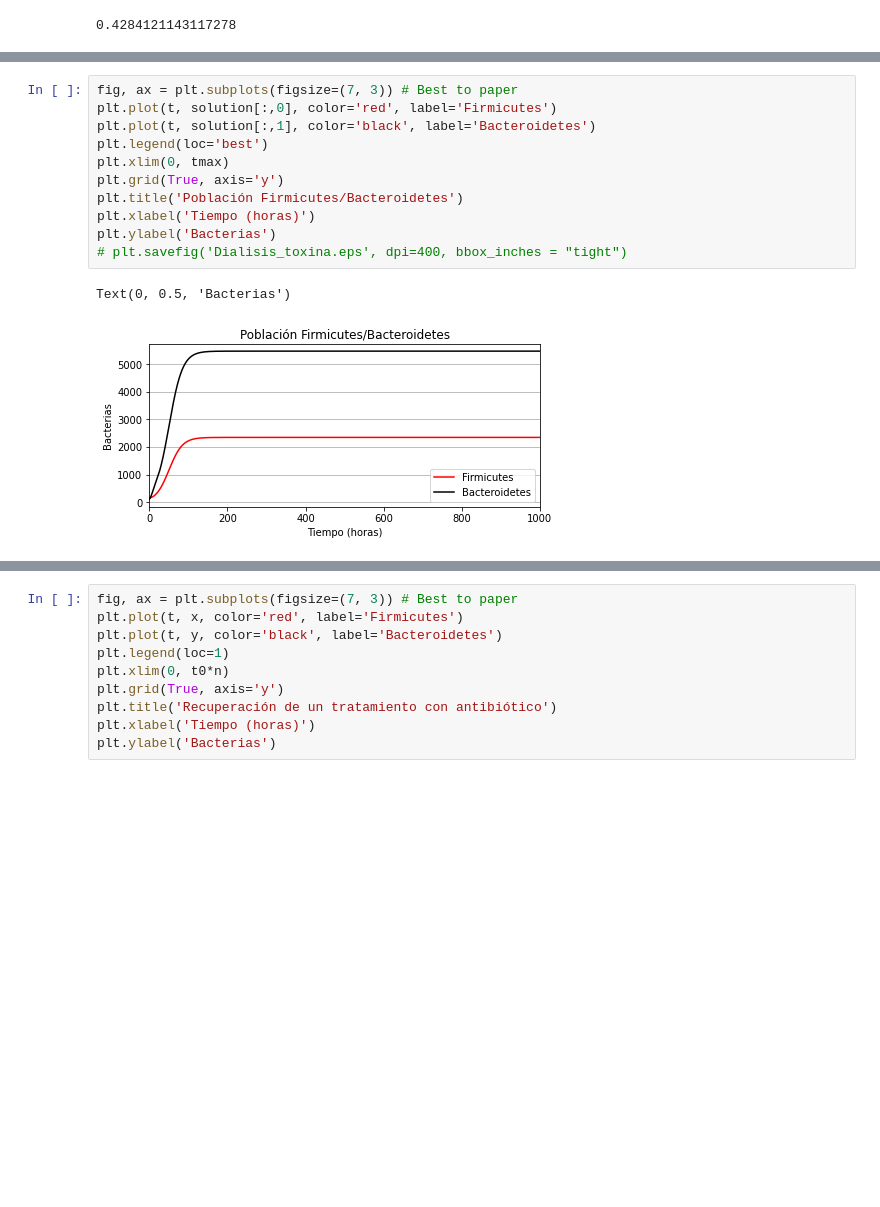
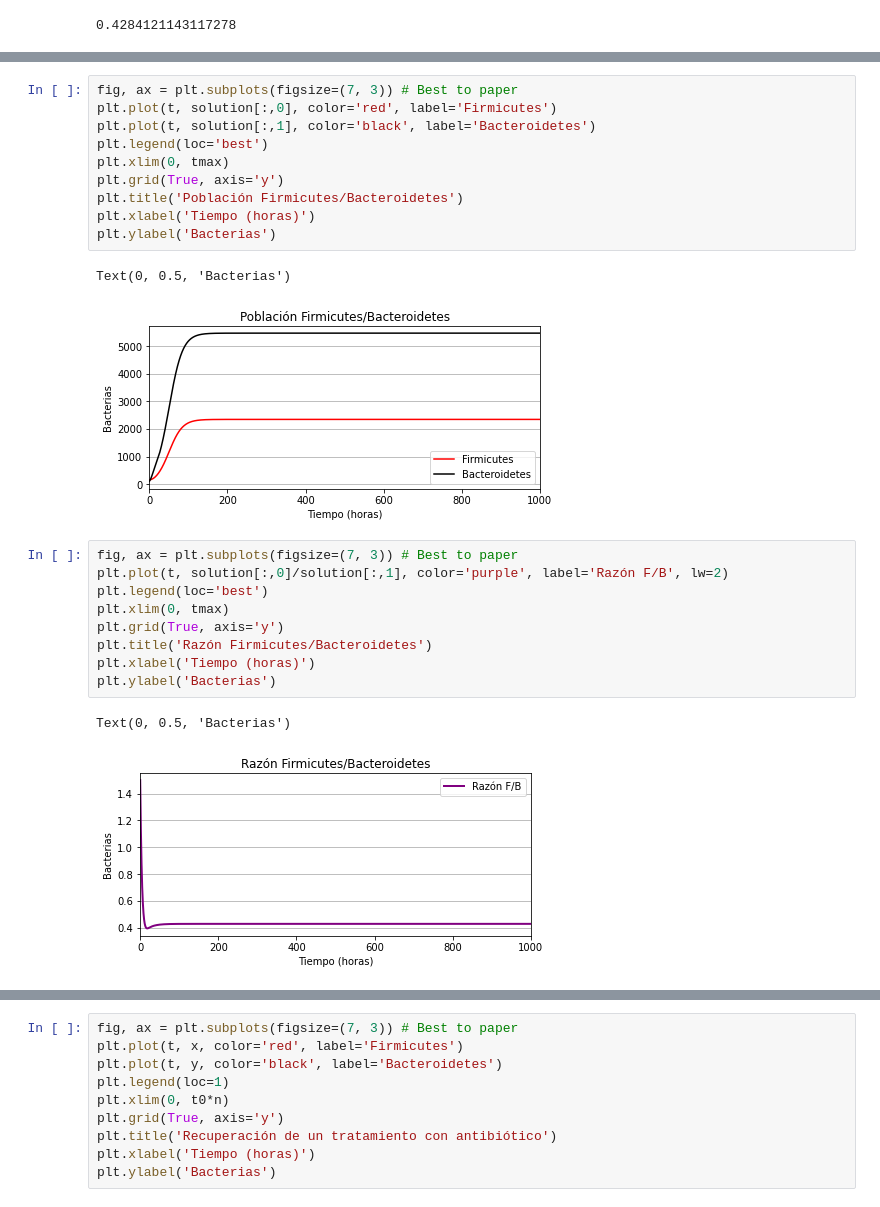
Before and after one commit to SergioPachonDotor/Proyectos_MAIBM, a Jupyter notebook: Proyecto_1/Simulaciones.ipynb, the cells around one changed output, grey strips where cells are left out. Cells and saved outputs as stored; diff of their text form; blank space fills up the shorter version.

```diff
--- a/Proyecto_1/Simulaciones.ipynb
+++ b/Proyecto_1/Simulaciones.ipynb
@@ -82,10 +82,21 @@ plt.grid(True, axis='y')
 plt.title('Población Firmicutes/Bacteroidetes')
 plt.xlabel('Tiempo (horas)')
 plt.ylabel('Bacterias')
-# plt.savefig('Dialisis_toxina.eps', dpi=400, bbox_inches = "tight")
 # %% [output]
 Text(0, 0.5, 'Bacterias')
 [figure]
+# %%
+fig, ax = plt.subplots(figsize=(7, 3)) # Best to paper
+plt.plot(t, solution[:,0]/solution[:,1], color='purple', label='Razón F/B', lw=2)
+plt.legend(loc='best')
+plt.xlim(0, tmax)
+plt.grid(True, axis='y')
+plt.title('Razón Firmicutes/Bacteroidetes')
+plt.xlabel('Tiempo (horas)')
+plt.ylabel('Bacterias')
+# %% [output]
+Text(0, 0.5, 'Bacterias')
+[figure, added]
 # %%
 def model_3_bact_firm_ab(c, t):
     x=c[0] # Firmicutes
```
Also changed, not shown: parts of 10 cells of this notebook.
